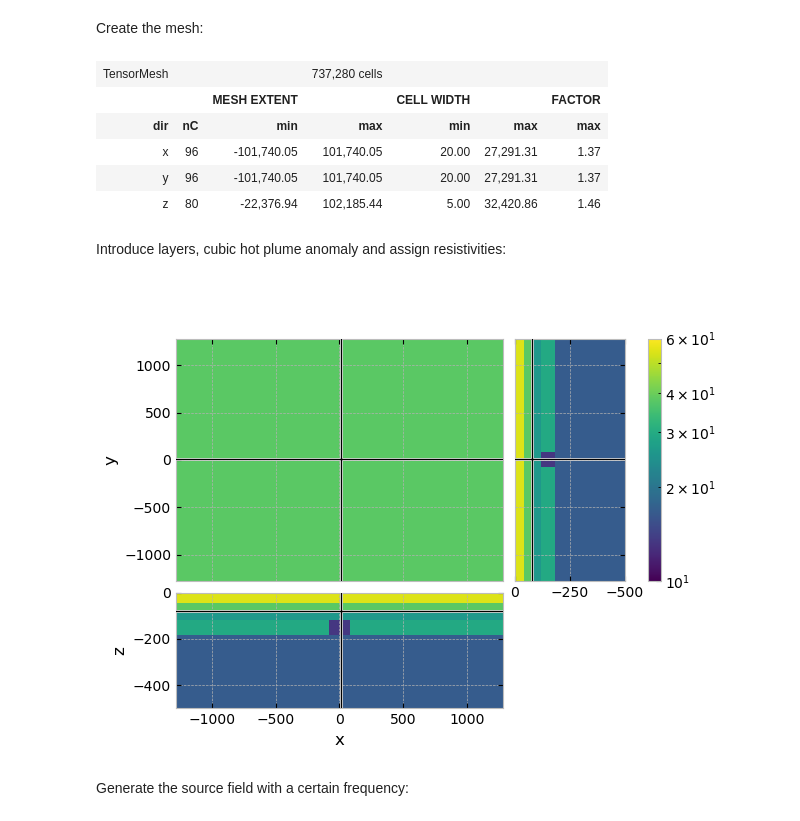
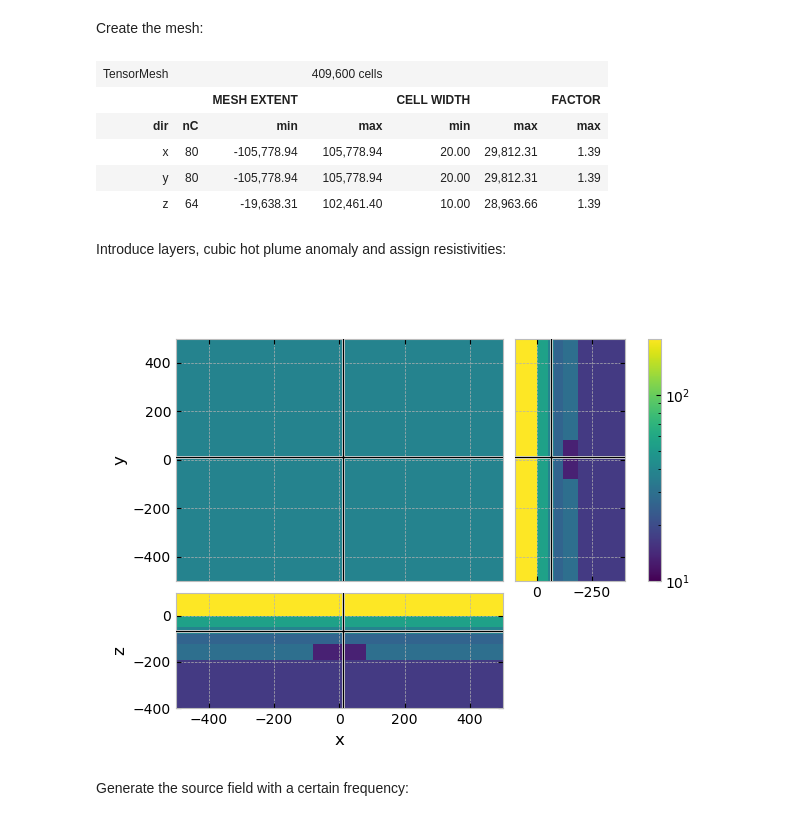
Before and after one commit to emsig/easygo-training-em, a Jupyter notebook: emg3d_ATES.ipynb, the cells around one changed output. Saved outputs shown, nothing was run; the diff lists cells and outputs as text; code cells hidden in the pictures.

```diff
--- a/emg3d_ATES.ipynb
+++ b/emg3d_ATES.ipynb
@@ -88,57 +90,56 @@ grid = emg3d.construct_mesh(
     center=(0,0,0),   # Center of wanted grid
     frequency=frequency_1,  # Frequency we will use the grid for
     properties=[25, 25, 1e8],         # Reference resistivity
-    domain=([-500, 500], [-500, 500], [-185, 0]),   # Domain in which we want precise results
+    domain=([-350, 350], [-350, 350], [-200, 0]),   # Domain in which we want precise results
     center_on_edge=True,
-    min_width_limits = [20, 20, 5],
+    min_width_limits = [20, 20, 10],
 )
 
 grid  # mesh info
 #grid.plot_grid() # plotting the grid
 # %% [output]
-| TensorMesh |  |  | 737,280 cells |  |  |  |
+| TensorMesh |  |  | 409,600 cells |  |  |  |
 |  |  | MESH EXTENT |  | CELL WIDTH |  | FACTOR |
 | dir | nC | min | max | min | max | max |
-| x | 96 | -101,740.05 | 101,740.05 | 20.00 | 27,291.31 | 1.37 |
-| y | 96 | -101,740.05 | 101,740.05 | 20.00 | 27,291.31 | 1.37 |
-| z | 80 | -22,376.94 | 102,185.44 | 5.00 | 32,420.86 | 1.46 |
+| x | 80 | -105,778.94 | 105,778.94 | 20.00 | 29,812.31 | 1.39 |
+| y | 80 | -105,778.94 | 105,778.94 | 20.00 | 29,812.31 | 1.39 |
+| z | 64 | -19,638.31 | 102,461.40 | 10.00 | 28,963.66 | 1.39 |
 # %% [markdown]
 Introduce layers, cubic hot plume anomaly and assign resistivities:
 # %%
 res = np.ones(grid.shape_cells)
 
 # Layered base model:
 res[:, :, grid.cell_centers_z > 0] = 2e8 # air resistivity
-res[:, :, (grid.cell_centers_z > -45) & (grid.cell_centers_z <= 0)] = 54.7 # first layer depths and resistivity
-res[:, :, (grid.cell_centers_z > -80) & (grid.cell_centers_z <= -45)] = 38.0 # second layer depths and resistivity
+res[:, :, (grid.cell_centers_z > -50) & (grid.cell_centers_z <= 0)] = 54.7 # first layer depths and resistivity
+res[:, :, (grid.cell_centers_z > -80) & (grid.cell_centers_z <= -50)] = 38.0 # second layer depths and resistivity
 res[:, :, (grid.cell_centers_z > -120) & (grid.cell_centers_z <= -80)] = 26.0 # third layer depths and resistivity
-res[:, :, (grid.cell_centers_z > -185) & (grid.cell_centers_z <= -120)] = 29.5 # reservoir layer depths and resistivity
-res[:, :, grid.cell_centers_z <= -185] = 16.7 # resistivity of half space below
+res[:, :, (grid.cell_centers_z > -190) & (grid.cell_centers_z <= -120)] = 29.5 # reservoir layer depths and resistivity
+res[:, :, grid.cell_centers_z <= -190] = 16.7 # resistivity of half space below
 
 # Layered base model
 model_base = emg3d.Model(grid, property_x=res, mapping='Resistivity')
 
 # 3D target model
-res3 = res
-res3 = res3.ravel('F')
+res3 = res.ravel('F')
 
 # Insert cubic hot plume in reservoir layer with 160 m diameter, centered at zero.
 xx = (grid.cell_centers[:, 0] >= -80) & (grid.cell_centers[:, 0] <= 80)
 yy = abs(grid.cell_centers[:, 1]) <= 80
-zz = (grid.cell_centers[:, 2] > -185) & (grid.cell_centers[:, 2] <= -120)
+zz = (grid.cell_centers[:, 2] > -190) & (grid.cell_centers[:, 2] <= -120)
 
-res3[xx*yy*zz] = 13.3  # Target resistivity
+res3[xx*yy*zz] = res_target  # Target resistivity
 
-model1 = emg3d.Model(grid, property_x=res3, mapping='Resistivity')
+model_target = emg3d.Model(grid, property_x=res3, mapping='Resistivity')  # Insert traget resistivity in model
 
 # plot the model with the 3D target
-grid.plot_3d_slicer(model1.property_x, pcolor_opts={'norm': LogNorm(vmin=10, vmax=60)},
-    zlim = [-500, 0],
-    xlim = [-1280, 1280],
-    ylim = [-1280, 1280])
+grid.plot_3d_slicer(model_target.property_x, pcolor_opts={'norm': LogNorm(vmin=10, vmax=200)},
+    zlim = [-400, 100],
+    xlim = [-500, 500],
+    ylim = [-500, 500])
 plt.gcf().canvas.capture_scroll = True
 # %% [output]
-[figure, old version]
+[figure, new version]
 # %% [markdown]
 Generate the source field with a certain frequency:
 # %%
```
Also changed, not shown: parts of 11 cells of this notebook, 4 other files.
